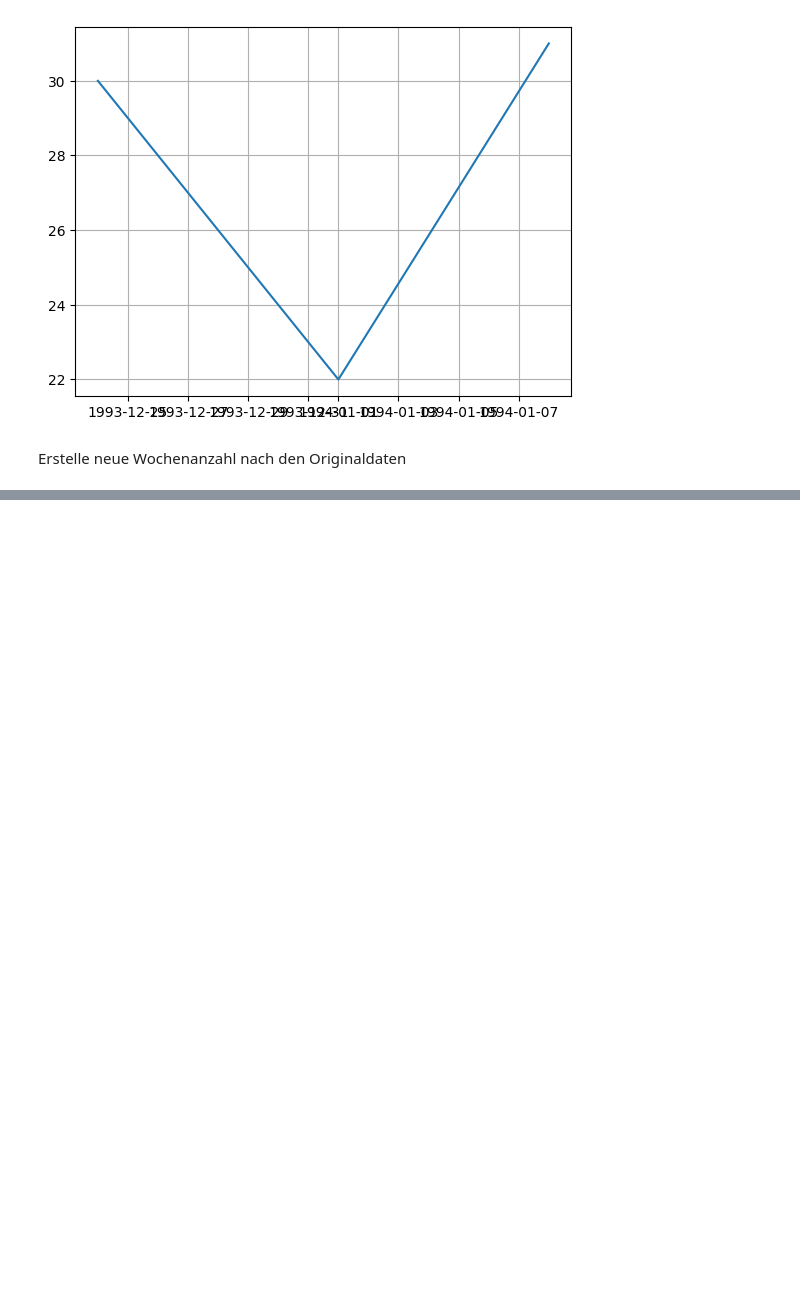
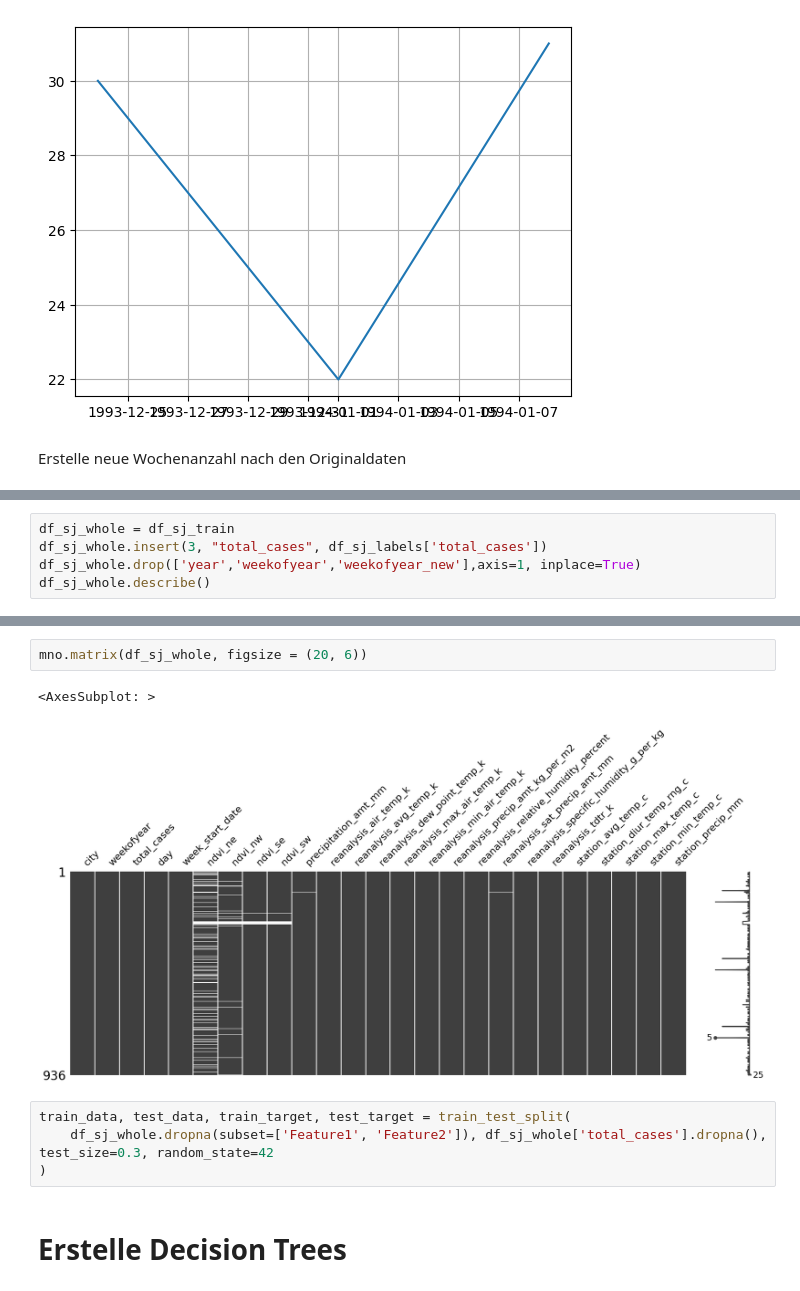
Before and after one commit to LinksMusic/predicitive-analytics, a Jupyter notebook: dengue_fever_organised.ipynb, the cells around one changed output, grey strips where cells are left out. Cells and saved outputs as stored; diff of their text form; blank space fills up the shorter version.

```diff
--- a/dengue_fever_organised.ipynb
+++ b/dengue_fever_organised.ipynb
@@ -71,0 +79,5 @@ See the caveats in the documentation: https://pandas.pydata.org/pandas-docs/stab
+# %%
+df_sj_whole = df_sj_train
+df_sj_whole.insert(3, "total_cases", df_sj_labels['total_cases'])
+df_sj_whole.drop(['year','weekofyear','weekofyear_new'],axis=1, inplace=True)
+df_sj_whole.describe()
@@ -71,0 +103,11 @@ See the caveats in the documentation: https://pandas.pydata.org/pandas-docs/stab
+# %%
+mno.matrix(df_sj_whole, figsize = (20, 6))
+# %% [output]
+<AxesSubplot: >
+[figure, added]
+# %%
+train_data, test_data, train_target, test_target = train_test_split(
+    df_sj_whole.dropna(subset=['Feature1', 'Feature2']), df_sj_whole['total_cases'].dropna(), test_size=0.3, random_state=42
+)
+# %% [markdown]
+# Erstelle Decision Trees
```
Also changed, not shown: parts of 5 cells of this notebook, 2 other files.
